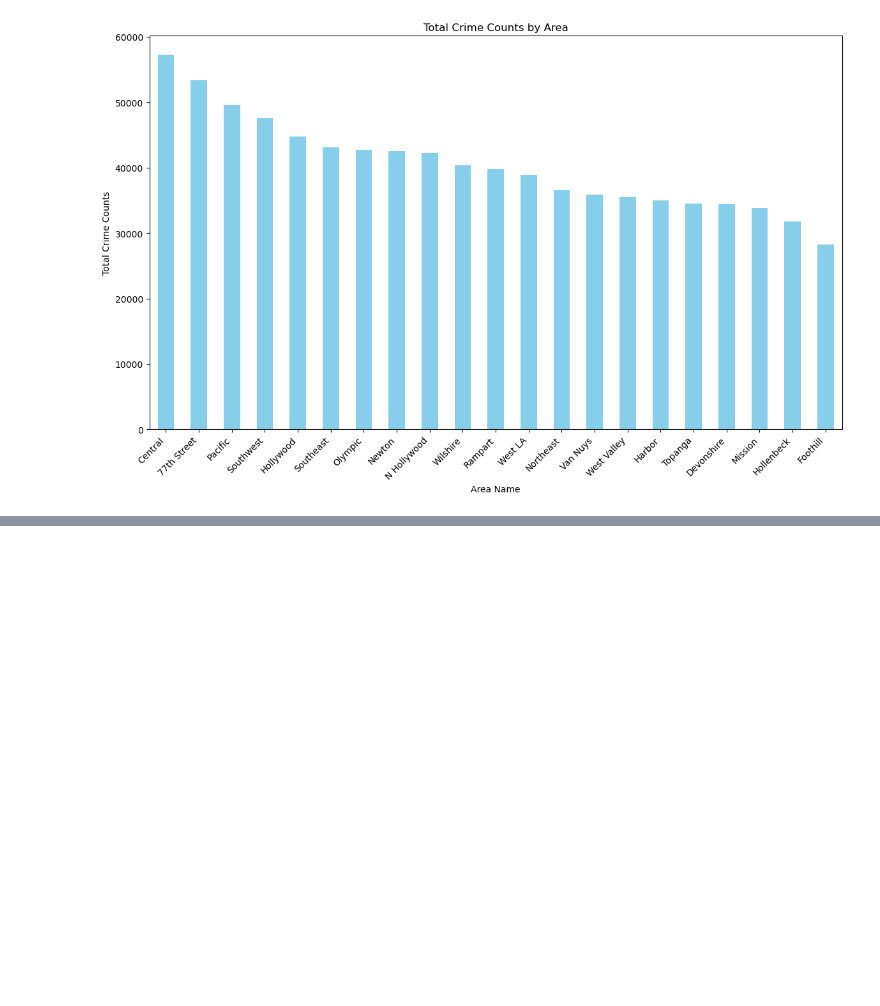
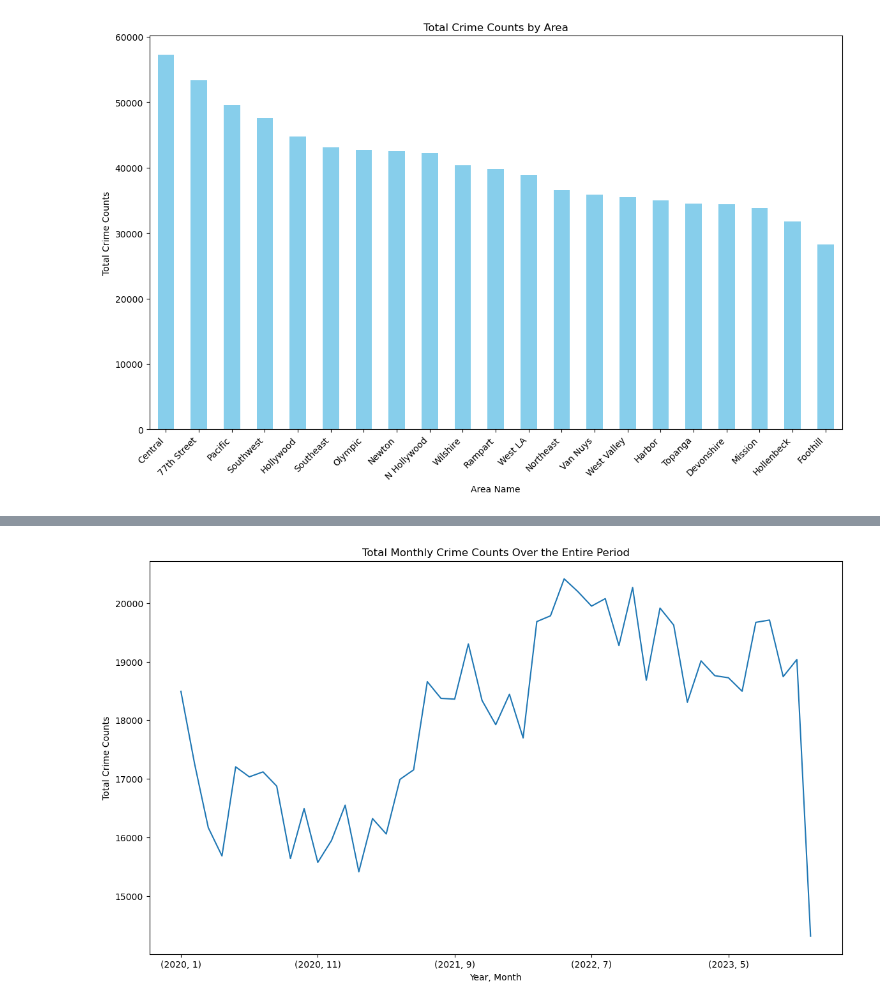
Before and after one commit to qazifabiahoq/Project_Crime_in_La_2020-Dec2023, a Jupyter notebook: Crime_LA.ipynb, the cells around one changed output, grey strips where cells are left out. Saved outputs shown, nothing was run; the diff lists cells and outputs as text; code cells hidden in the pictures; blank space fills up the shorter version.

```diff
--- a/Crime_LA.ipynb
+++ b/Crime_LA.ipynb
@@ -118,0 +172,17 @@ plt.show()
+# %%
+# Convert 'DATE OCC' to datetime format
+crime_data['DATE OCC'] = pd.to_datetime(crime_data['DATE OCC'])
+
+# Extract the year and month from the 'DATE OCC' column
+crime_data['Year'] = crime_data['DATE OCC'].dt.year
+crime_data['Month'] = crime_data['DATE OCC'].dt.month
+
+# Line plot showing the trend of crime counts for each area over the years
+plt.figure(figsize=(14, 8))
+crime_data.groupby(['Year', 'Month']).size().plot(legend=False)
+plt.title('Total Monthly Crime Counts Over the Entire Period')
+plt.xlabel('Year, Month')
+plt.ylabel('Total Crime Counts')
+plt.show()
+# %% [output]
+[figure, added]
```
Also changed, not shown: parts of 6 cells of this notebook.
